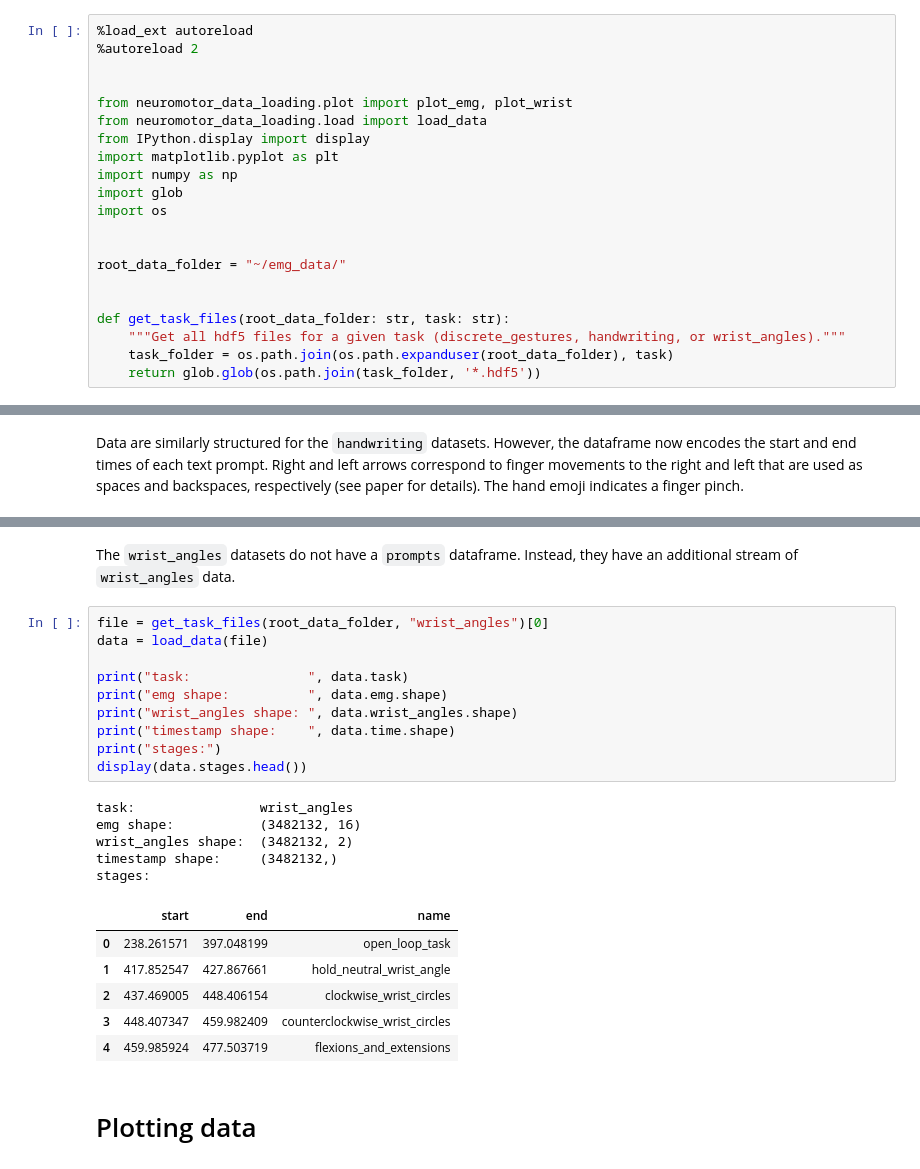
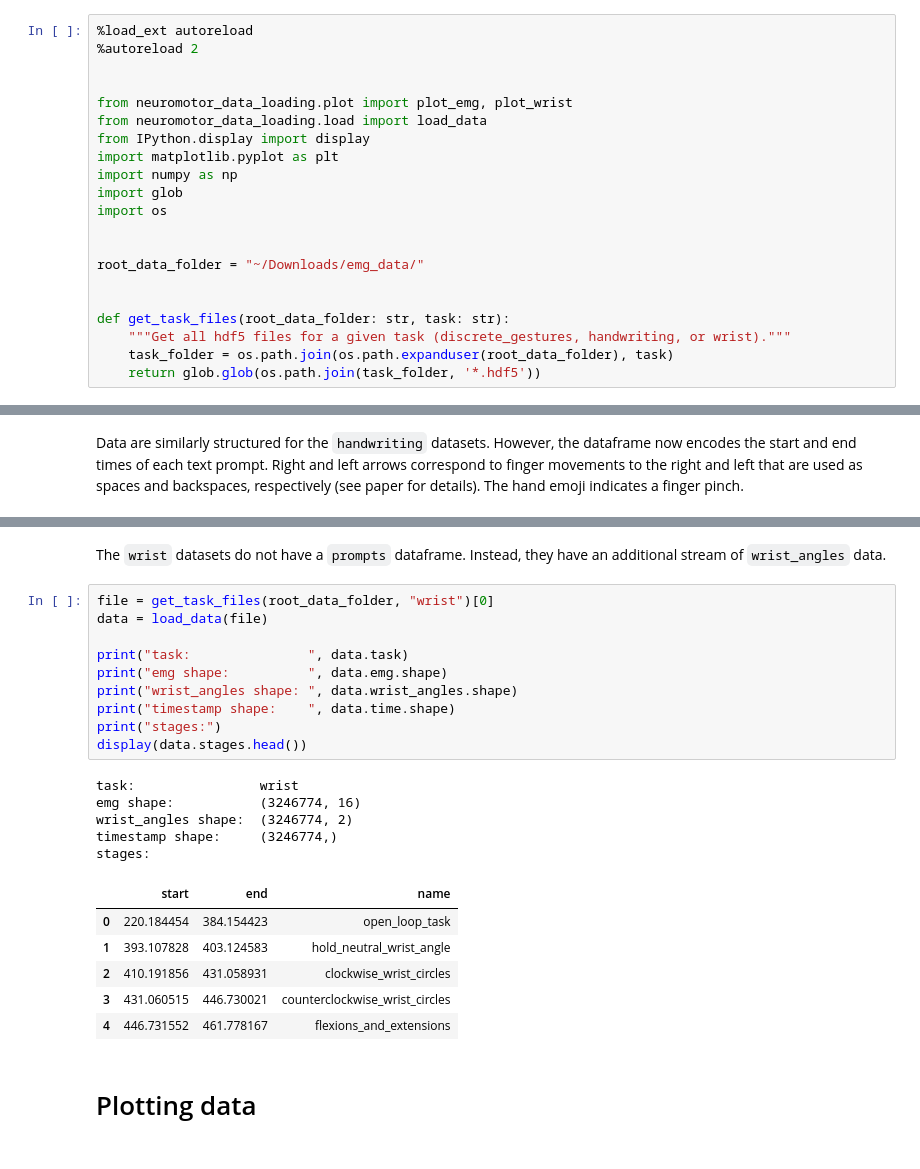
Before and after one commit to facebookresearch/generic-neuromotor-interface, a Jupyter notebook: loading_emg_data.ipynb, the cells around one changed output, grey strips where cells are left out. Drawn from its saved outputs; the diff is of its cells as text.

```diff
--- a/loading_emg_data.ipynb
+++ b/loading_emg_data.ipynb
@@ -21,11 +21,11 @@ import glob
 import os
 
 
-root_data_folder = "~/emg_data/"
+root_data_folder = "~/Downloads/emg_data/"
 
 
 def get_task_files(root_data_folder: str, task: str):
-    """Get all hdf5 files for a given task (discrete_gestures, handwriting, or wrist_angles)."""
+    """Get all hdf5 files for a given task (discrete_gestures, handwriting, or wrist)."""
     task_folder = os.path.join(os.path.expanduser(root_data_folder), task)
     return glob.glob(os.path.join(task_folder, '*.hdf5'))
 # %% [markdown]
@@ -118,29 +118,29 @@ prompts:
 | 92 | thef←→ tertiary→ sector→ is🤏 | 421.052737 | 423.800970 |
 93 rows × 3 columns
 # %% [markdown]
-The `wrist_angles` datasets do not have a `prompts` dataframe. Instead, they have an additional stream of `wrist_angles` data.
+The `wrist` datasets do not have a `prompts` dataframe. Instead, they have an additional stream of `wrist_angles` data.
 # %%
-file = get_task_files(root_data_folder, "wrist_angles")[0]
+file = get_task_files(root_data_folder, "wrist")[0]
 data = load_data(file)
 
 print("task:               ", data.task)
 print("emg shape:          ", data.emg.shape)
 print("wrist_angles shape: ", data.wrist_angles.shape)
 print("timestamp shape:    ", data.time.shape)
 print("stages:")
 display(data.stages.head())
 # %% [output]
-task:                wrist_angles
-emg shape:           (3482132, 16)
-wrist_angles shape:  (3482132, 2)
-timestamp shape:     (3482132,)
+task:                wrist
+emg shape:           (3246774, 16)
+wrist_angles shape:  (3246774, 2)
+timestamp shape:     (3246774,)
 stages:
 |  | start | end | name |
-| 0 | 238.261571 | 397.048199 | open_loop_task |
-| 1 | 417.852547 | 427.867661 | hold_neutral_wrist_angle |
-| 2 | 437.469005 | 448.406154 | clockwise_wrist_circles |
-| 3 | 448.407347 | 459.982409 | counterclockwise_wrist_circles |
-| 4 | 459.985924 | 477.503719 | flexions_and_extensions |
+| 0 | 220.184454 | 384.154423 | open_loop_task |
+| 1 | 393.107828 | 403.124583 | hold_neutral_wrist_angle |
+| 2 | 410.191856 | 431.058931 | clockwise_wrist_circles |
+| 3 | 431.060515 | 446.730021 | counterclockwise_wrist_circles |
+| 4 | 446.731552 | 461.778167 | flexions_and_extensions |
 # %% [markdown]
 # Plotting data
 # %% [markdown]
```
Also changed, not shown: parts of 9 cells of this notebook.
